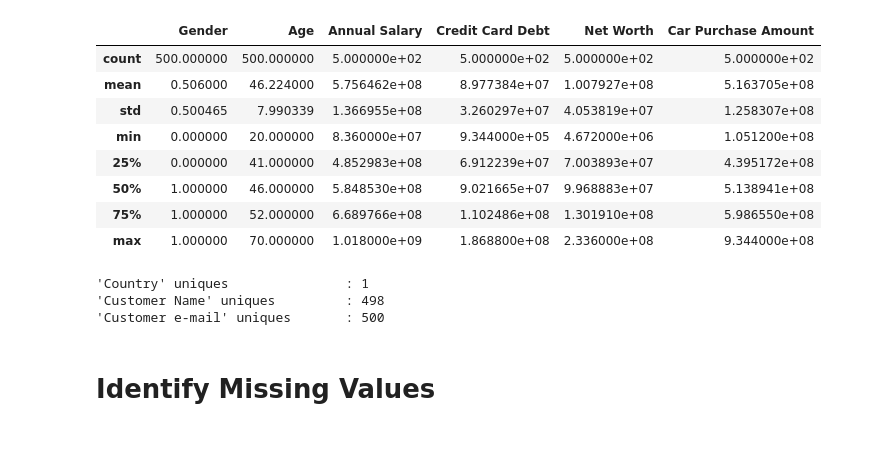
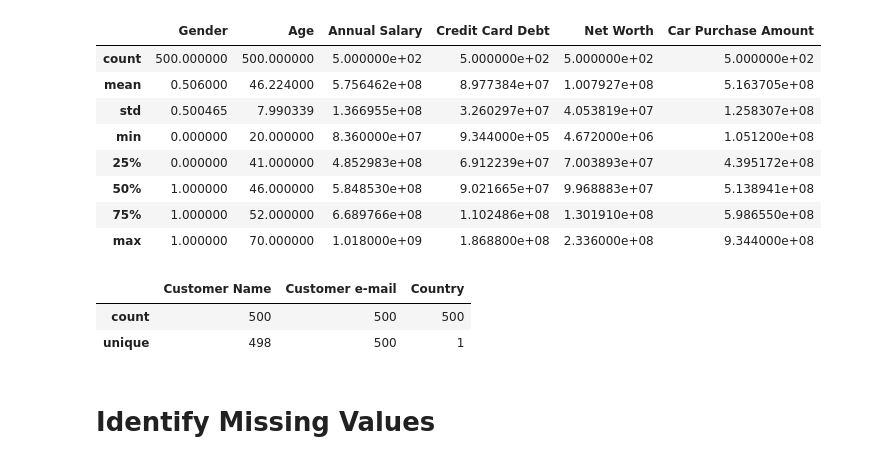
Before and after one commit to mari-bangkit/prediction-model, a Jupyter notebook: model/Data Analysis & Modelling.ipynb, the cells around one changed output. Saved outputs shown, nothing was run; the diff lists cells and outputs as text; code cells hidden in the pictures.

```diff
--- a/model/Data Analysis & Modelling.ipynb
+++ b/model/Data Analysis & Modelling.ipynb
@@ -51,14 +51,12 @@ df.describe()
 | 50% | 1.000000 | 46.000000 | 5.848530e+08 | 9.021665e+07 | 9.968883e+07 | 5.138941e+08 |
 | 75% | 1.000000 | 52.000000 | 6.689766e+08 | 1.102486e+08 | 1.301910e+08 | 5.986550e+08 |
 | max | 1.000000 | 70.000000 | 1.018000e+09 | 1.868800e+08 | 2.336000e+08 | 9.344000e+08 |
-# %%
-print(f"'Country' uniques\t\t: {len(df['Country'].unique())}")
-print(f"'Customer Name' uniques\t\t: {len(df['Customer Name'].unique())}")
-print(f"'Customer e-mail' uniques\t: {len(df['Customer e-mail'].unique())}")
-# %% [output]
-'Country' uniques               : 1
-'Customer Name' uniques         : 498
-'Customer e-mail' uniques       : 500
+# %%
+df[['Customer Name', 'Customer e-mail', 'Country']].describe().loc[['count', 'unique']]
+# %% [output]
+|  | Customer Name | Customer e-mail | Country |
+| count | 500 | 500 | 500 |
+| unique | 498 | 500 | 1 |
 # %% [markdown]
 # Identify Missing Values
 # %%
```
Also changed, not shown: parts of 14 cells of this notebook.
